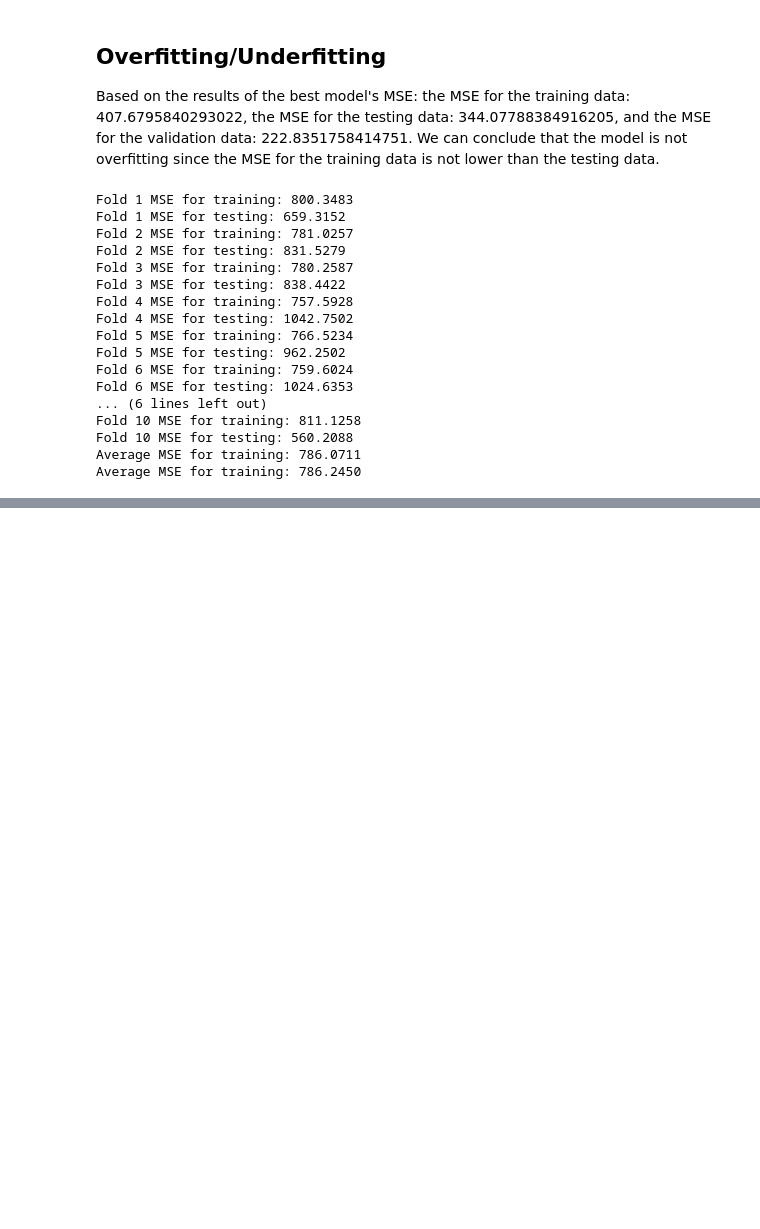
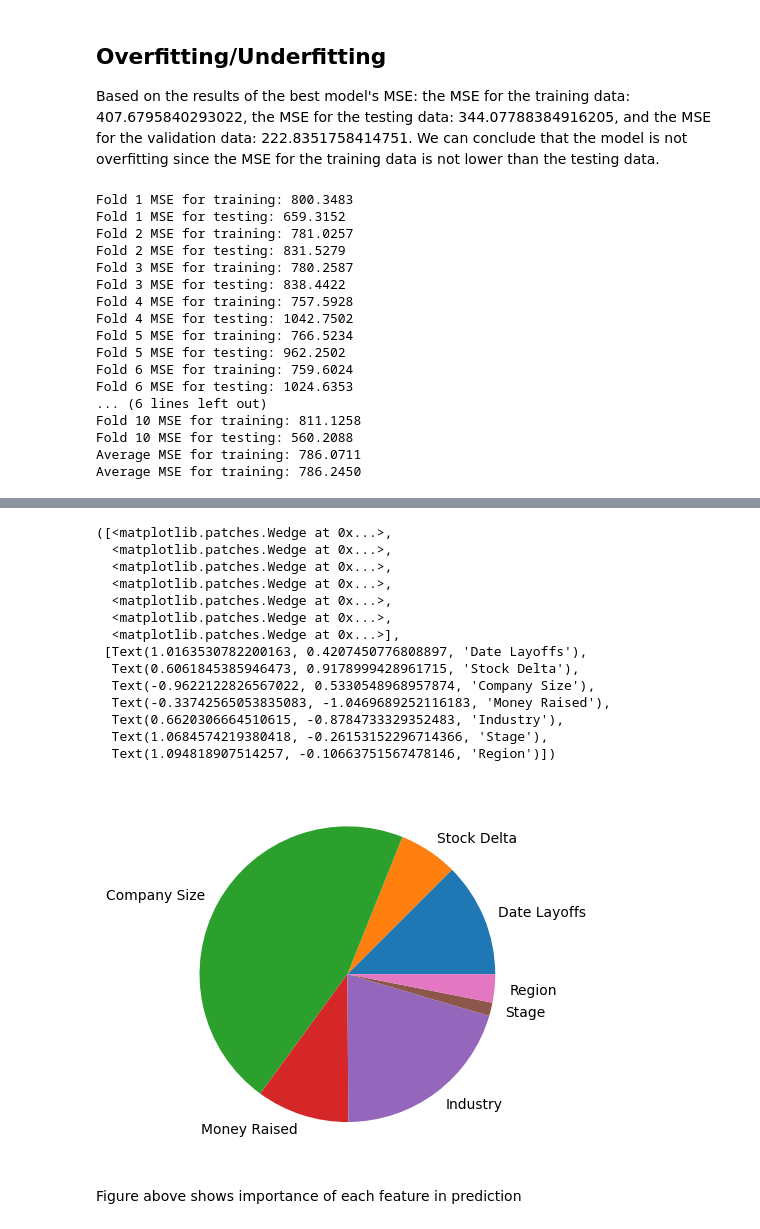
Before and after one commit to katulevskiy/tech_layoffs_ml, a Jupyter notebook: FinalizedDataPreprocessingCharisseKevinKenneth.ipynb, the cells around one changed output, grey strips where cells are left out. Drawn from its saved outputs; the diff is of its cells as text; code cells hidden in the pictures; blank space fills up the shorter version.

Commit message:
added grid search + feature importance for random forest

```diff
--- a/FinalizedDataPreprocessingCharisseKevinKenneth.ipynb
+++ b/FinalizedDataPreprocessingCharisseKevinKenneth.ipynb
@@ -701,0 +779,26 @@ Based on the training and testing MSE of the original model, the Testing Mean Sq
+# %%
+# grid search!
+
+bestMSE = None
+bestEstimator = 0
+bestDepth = 0
+bestSamples = 0
+mses = []
+
+for estimator in n_estimators:
+    temp1 = []
+    for depth in max_depth:
+        temp2 = []
+        for samples_split in min_samples_split:
+            rf = RandomForestRegressor(n_estimators=estimator, max_depth=depth, min_samples_split=samples_split, random_state = 42)
+            rf.fit(X_train, y_train)
+            predictions_test = rf.predict(X_test)
+            mse_test = mean_squared_error(predictions_test, y_test)
+            temp2.append(mse_test)
+            if bestMSE is None or mse_test < bestMSE:
+                bestMSE = mse_test
+                bestEstimator = estimator
+                bestDepth = depth
+                bestSamples = samples_split
+        temp1.append(temp2)
+    mses.append(temp1)
@@ -701,0 +823,3 @@ Based on the training and testing MSE of the original model, the Testing Mean Sq
+# %%
+importance = rf.feature_importances_
+importance
@@ -701,0 +840,31 @@ Based on the training and testing MSE of the original model, the Testing Mean Sq
+# %%
+date_layoffs_imp = importance[0]
+stock_delta_imp = importance[1]
+company_size_imp = importance[2]
+money_raised_imp = importance[3]
+industry_imp = sum([importance[i] for i in range(4, 33)])
+stage_imp = sum([importance[i] for i in range(33, 37)])
+region_imp = sum([importance[i] for i in range(37, 51)])
+# %%
+importances = [date_layoffs_imp, stock_delta_imp, company_size_imp, money_raised_imp, industry_imp, stage_imp, region_imp]
+categories = ['Date Layoffs', 'Stock Delta', 'Company Size', 'Money Raised', 'Industry', 'Stage', 'Region']
+# %%
+plt.pie(importances, labels=categories)
+# %% [output]
+([<matplotlib.patches.Wedge at 0x...>,
+  <matplotlib.patches.Wedge at 0x...>,
+  <matplotlib.patches.Wedge at 0x...>,
+  <matplotlib.patches.Wedge at 0x...>,
+  <matplotlib.patches.Wedge at 0x...>,
+  <matplotlib.patches.Wedge at 0x...>,
+  <matplotlib.patches.Wedge at 0x...>],
+ [Text(1.0163530782200163, 0.4207450776808897, 'Date Layoffs'),
+  Text(0.6061845385946473, 0.9178999428961715, 'Stock Delta'),
+  Text(-0.9622122826567022, 0.5330548968957874, 'Company Size'),
+  Text(-0.33742565053835083, -1.0469689252116183, 'Money Raised'),
+  Text(0.6620306664510615, -0.8784733329352483, 'Industry'),
+  Text(1.0684574219380418, -0.26153152296714366, 'Stage'),
+  Text(1.094818907514257, -0.10663751567478146, 'Region')])
+[figure, added]
+# %% [markdown]
+Figure above shows importance of each feature in prediction
```
Also changed, not shown: parts of 24 cells of this notebook, 1 other file.
